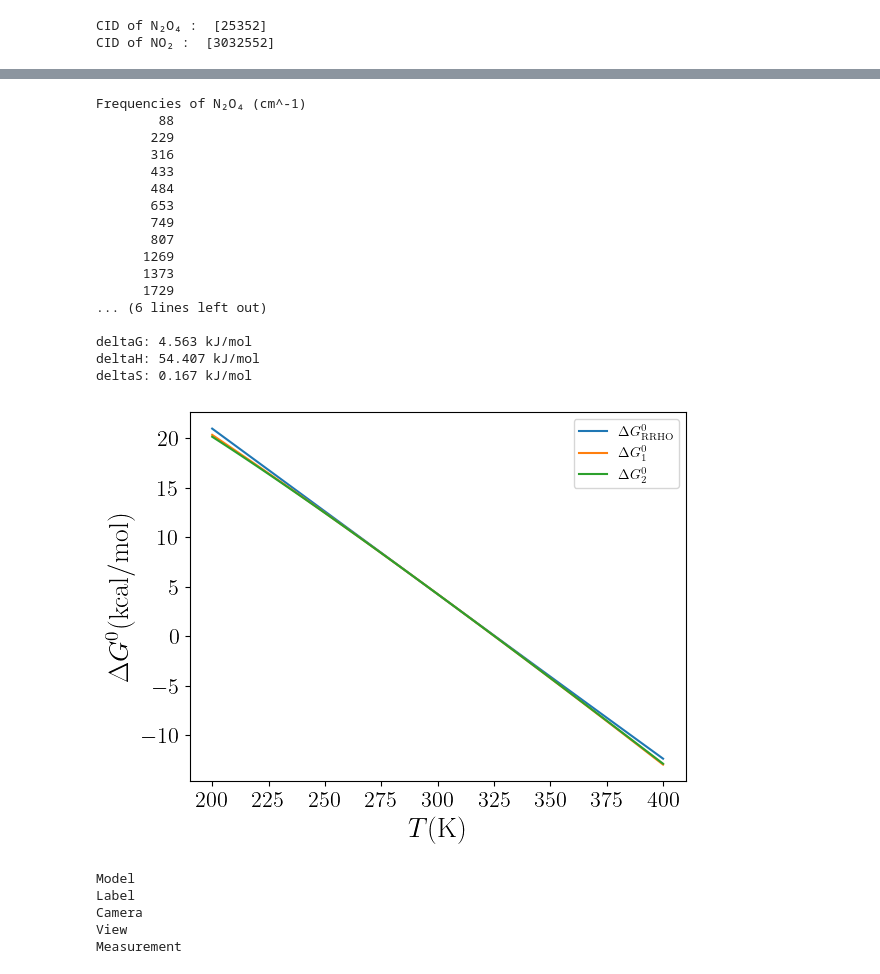
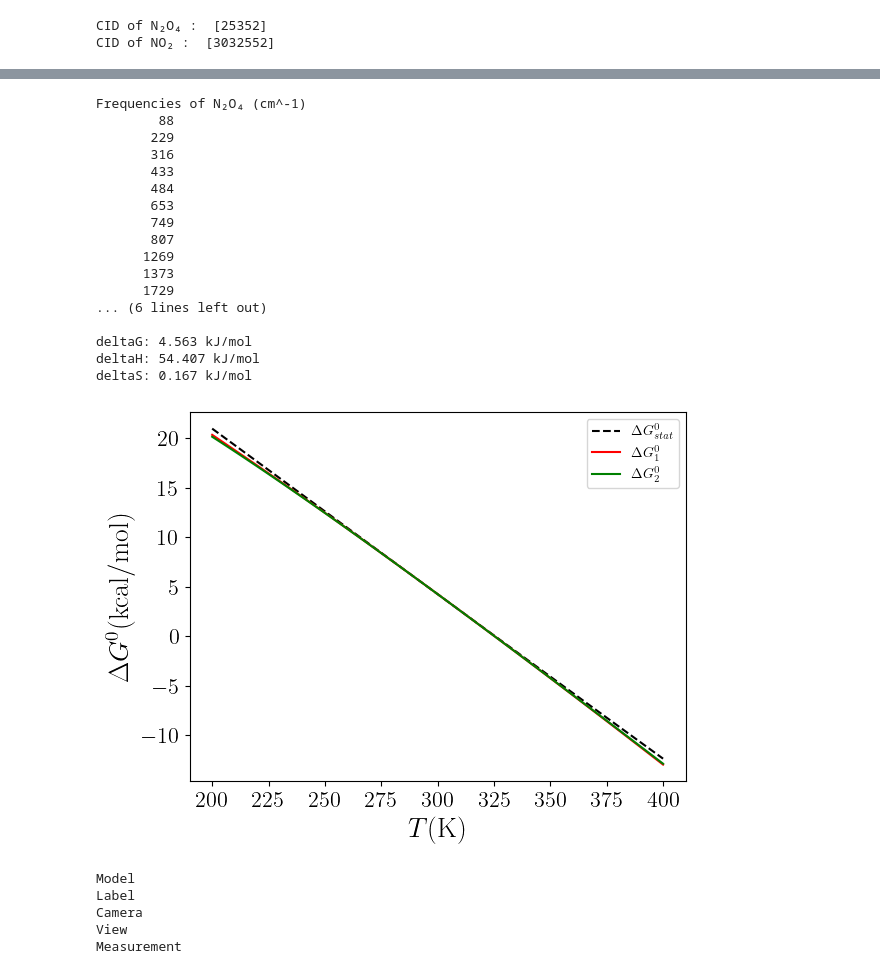
Before and after one commit to emartineznunez/Kp, a Jupyter notebook: kp.ipynb, the cells around one changed output, grey strips where cells are left out. Cells and saved outputs as stored; diff of their text form; code cells hidden in the pictures.

```diff
--- a/kp.ipynb
+++ b/kp.ipynb
@@ -643,44 +643,45 @@ def deltaG_comput_t(temp):
   return 2 * g[1] - g[0]
 
 T = np.linspace(200,400,100)
-plt.plot(T,deltaG_comput_t(T),label='$\Delta G^0_{\mathrm{RRHO}}$')
-plt.plot(T,deltaG1_T(deltaH,deltaS,1,T),label='$\Delta G^0_1$')
-plt.plot(T,deltaG2_T(deltaH,deltaS,1,T),label='$\Delta G^0_2$')
+plt.plot(T,deltaG_comput_t(T),'--',color='black',label='$\Delta G^0_{stat}$')
+plt.plot(T,deltaG1_T(deltaH,deltaS,1,T),color='red',label='$\Delta G^0_1$')
+plt.plot(T,deltaG2_T(deltaH,deltaS,1,T),color='green',label='$\Delta G^0_2$')
 plt.xticks(fontsize=16)
 plt.yticks(fontsize=16)
 plt.ylabel('$\Delta G^0 (\mathrm{kcal/mol})$',fontsize=20)
 plt.xlabel('$T (\mathrm{K})$',fontsize=20)
+plt.savefig("deltaG2.svg",bbox_inches='tight')
 plt.legend()
 
 plt.show()
 
 
 # Results (D4 dispersion):
 # b3lyp/6-31g*     --> 11.20 kJ/mol
 # b3lyp/def2svp    --> 15.48 kJ/mol
 # pbe0/6-31g       -->  4.56 kJ/mol   *************
 # NIST value (DG)  -->  4.74 kJ/mol
 # NIST value (DH)  --> 57.12 kJ/mol
 # NIST value (DS)  -->  0.18 kJ/mol
 # %% [output]
 Frequencies of N₂O₄ (cm^-1)
         88
        229
        316
        433
        484
        653
        749
        807
       1269
       1373
       1729
 ... (6 lines left out)
 
 deltaG: 4.563 kJ/mol
 deltaH: 54.407 kJ/mol
 deltaS: 0.167 kJ/mol
-[figure, old version]
+[figure, new version]
 # %%
 #@title Visualization of the reactant
 atoms = read(str(keys[0])+'_opt.xyz')
```
Also changed, not shown: parts of 2 cells of this notebook.
